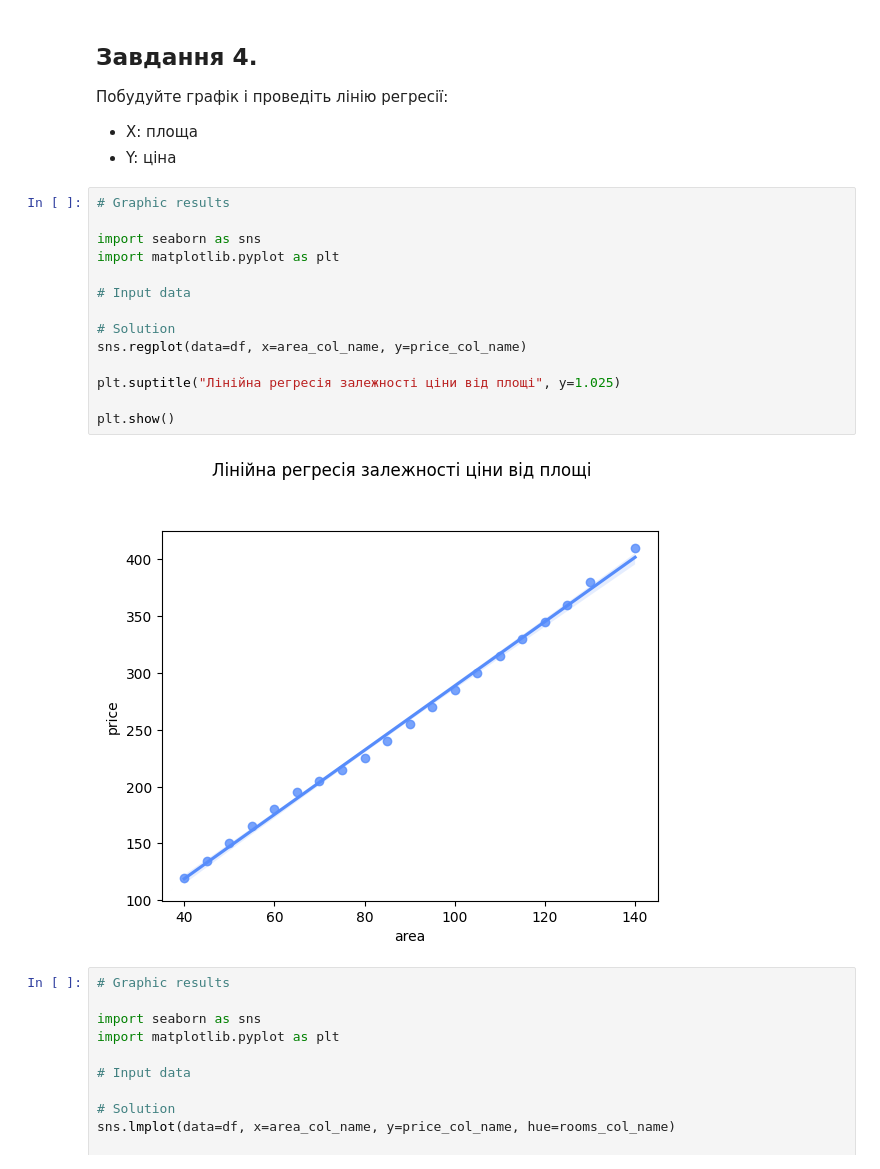
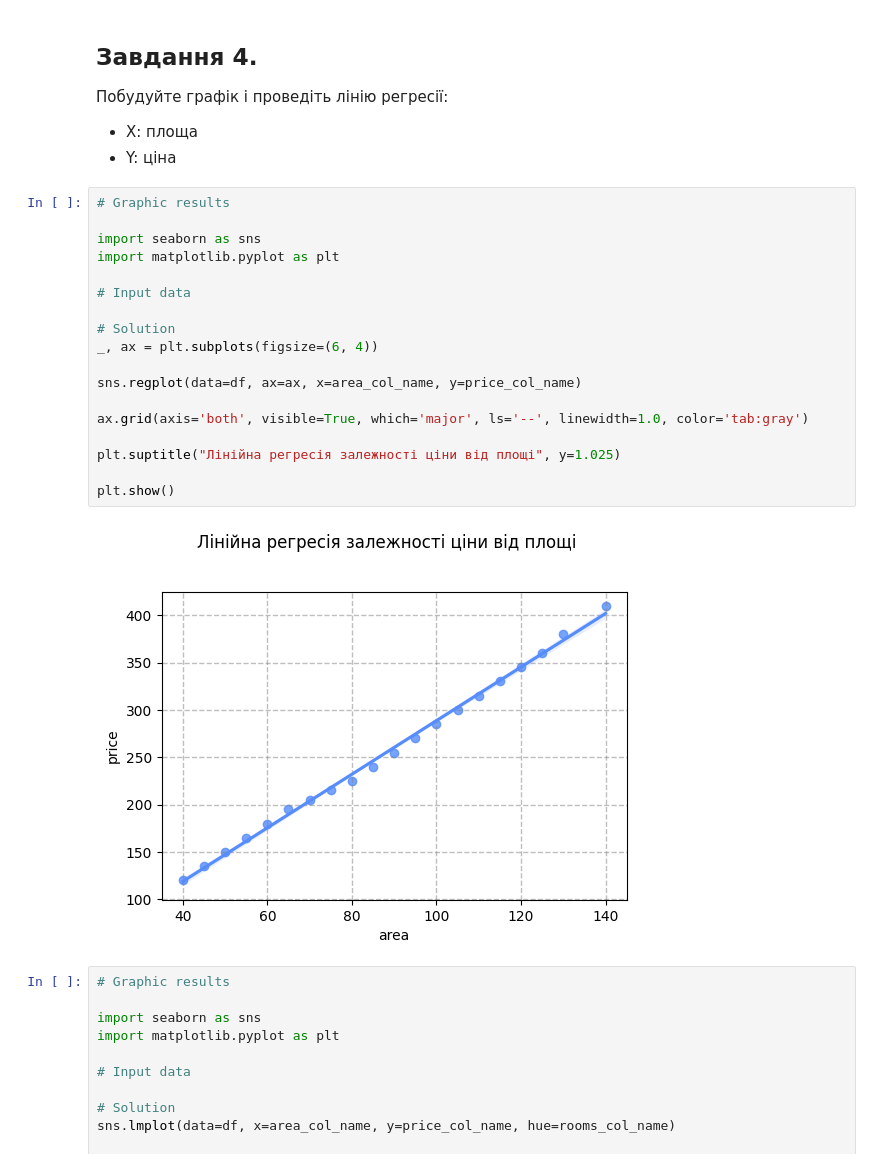
Before and after one commit to BogdanPinchuk/DataScience-PBY_HW10, a Jupyter notebook: Bohdan_Pinchuk_DS_HW10.ipynb, the cells around one changed output. Drawn from its saved outputs; the diff is of its cells as text.

Commit message:
[Homework10] - updated sns.regplot

```diff
--- a/Bohdan_Pinchuk_DS_HW10.ipynb
+++ b/Bohdan_Pinchuk_DS_HW10.ipynb
@@ -776,19 +776,23 @@ rp.print_pd_report()
 # %%
 # Graphic results
 
 import seaborn as sns
 import matplotlib.pyplot as plt
 
 # Input data
 
 # Solution
-sns.regplot(data=df, x=area_col_name, y=price_col_name)
+_, ax = plt.subplots(figsize=(6, 4))
+
+sns.regplot(data=df, ax=ax, x=area_col_name, y=price_col_name)
+
+ax.grid(axis='both', visible=True, which='major', ls='--', linewidth=1.0, color='tab:gray')
 
 plt.suptitle("Лінійна регресія залежності ціни від площі", y=1.025)
 
 plt.show()
 # %% [output]
-[figure, old version]
+[figure, new version]
 # %%
 # Graphic results
 
```
